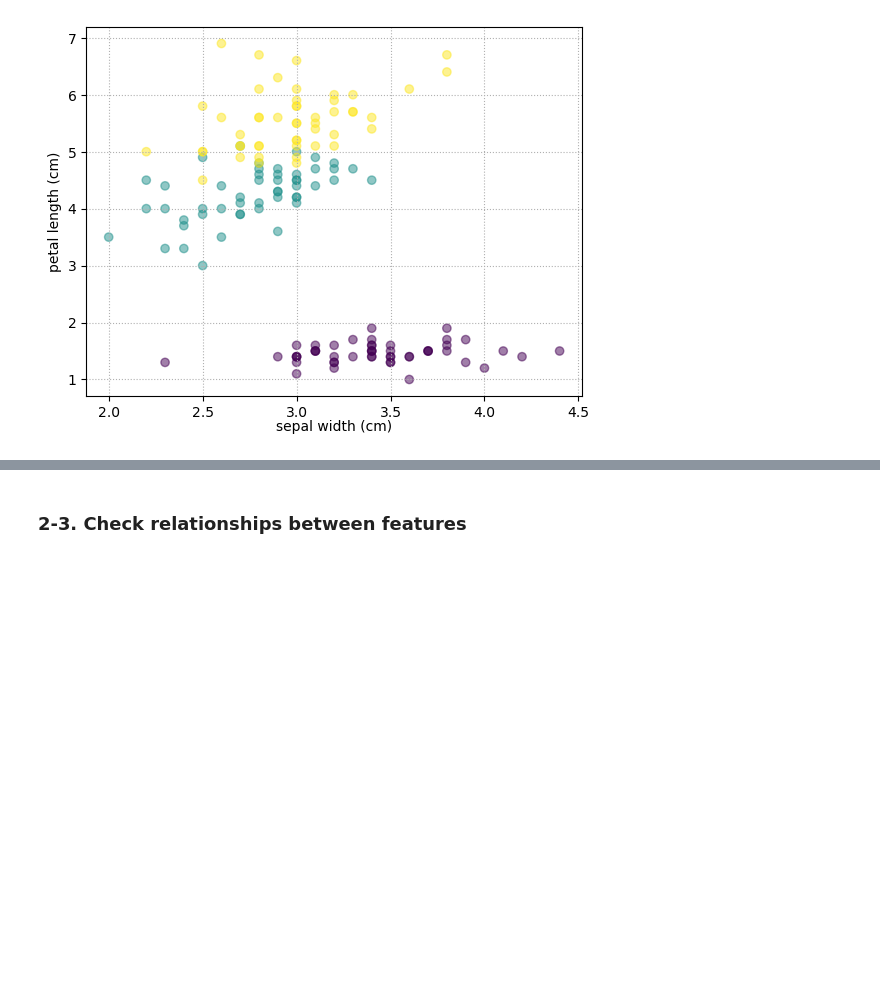
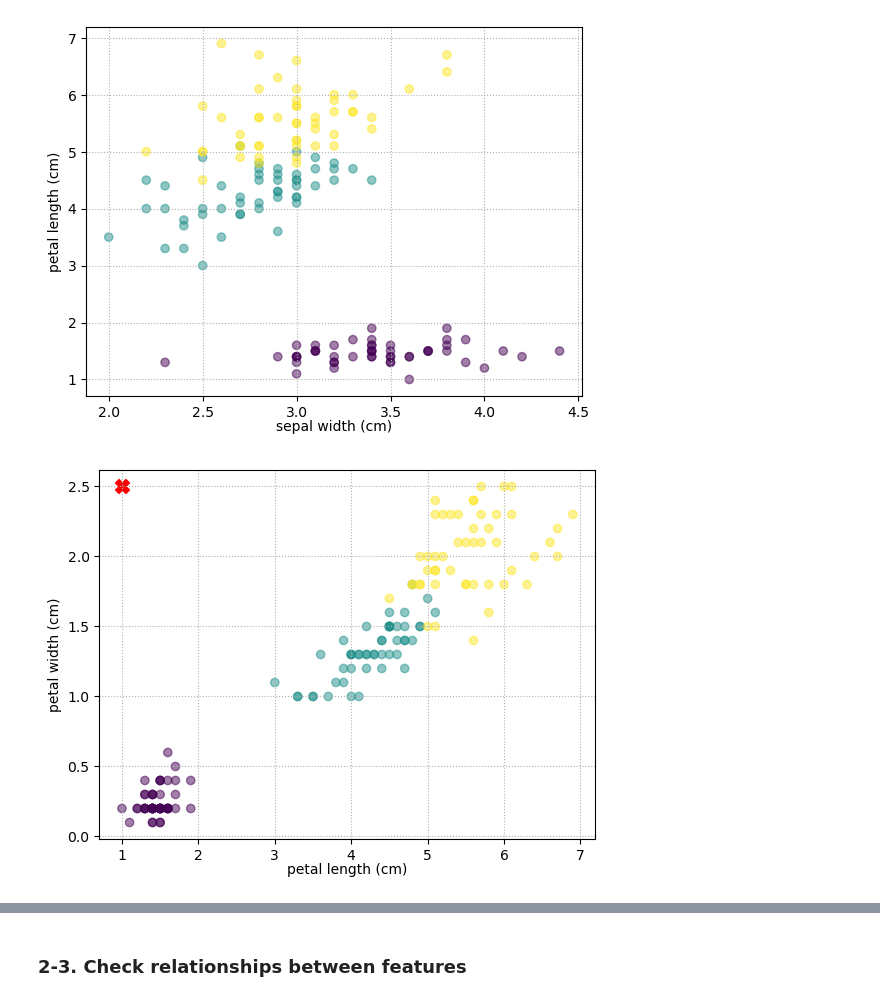
Before and after one commit to kiczaaa/verification, a Jupyter notebook: iris_final/iris.ipynb, the cells around one changed output, grey strips where cells are left out. Cells and saved outputs as stored; diff of their text form; code cells hidden in the pictures; blank space fills up the shorter version.

```diff
--- a/iris_final/iris.ipynb
+++ b/iris_final/iris.ipynb
@@ -165,3 +165,19 @@ plt.savefig('scatterPlot_feature12.png', dpi=300, bbox_inches='tight')
 plt.show()
 # %% [output]
 [figure]
+# %%
+plt.scatter(iris.data[:, 2], iris.data[:, 3], c=iris.target, label=iris.target_names, alpha=0.5)
+
+# Add a specific marker at the point (x, y)
+specific_x = 1.0  # Replace with your specific x-coordinate
+specific_y = 2.5  # Replace with your specific y-coordinate
+plt.scatter(specific_x, specific_y, marker='X', color='red', s=100, label='Specific Point')
+
+plt.grid(True, linestyle='dotted')
+plt.xlabel(iris.feature_names[2], labelpad=0)
+plt.ylabel(iris.feature_names[3])
+
+plt.savefig('scatterPlot_feature23_x.png', dpi=300, bbox_inches='tight')
+plt.show()
+# %% [output]
+[figure, added]
```
Also changed, not shown: parts of 1 cell of this notebook, 3 other files.
